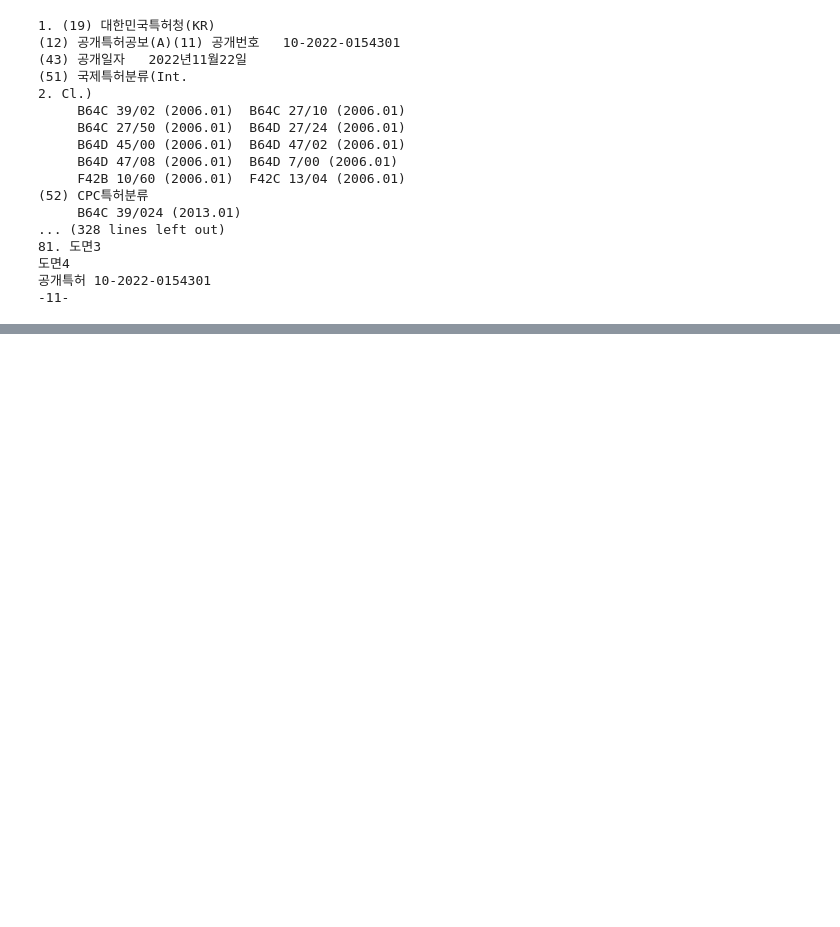
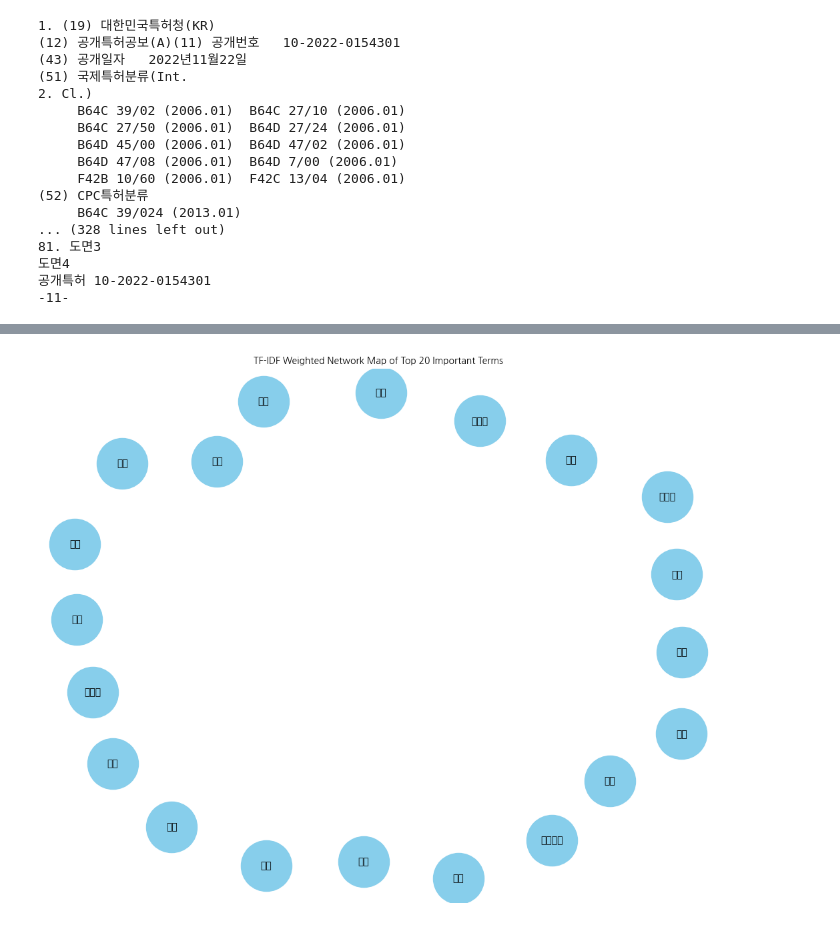
Before and after one commit to capel-daangn/milipat, a Jupyter notebook: app/ai/main.ipynb, the cells around one changed output, grey strips where cells are left out. Drawn from its saved outputs; the diff is of its cells as text; code cells hidden in the pictures; blank space fills up the shorter version.

```diff
--- a/app/ai/main.ipynb
+++ b/app/ai/main.ipynb
@@ -796,0 +903,87 @@ Passing `palette` without assigning `hue` is deprecated and will be removed in v
+# %%
+import networkx as nx
+import matplotlib.pyplot as plt
+from sklearn.feature_extraction.text import TfidfVectorizer
+import matplotlib.font_manager as fm
+
+# 한글 폰트 설정
+font_path = '/Users/basecamp/repo/milipat/app/ai/NanumGothic.ttf'  # 한글 폰트 파일 경로를 설정하세요
+fontprop = fm.FontProperties(fname=font_path)
+
+# 예시 텍스트 데이터
+documents = [
+    "Machine learning is the future of technology",
+    "Python is a popular programming language for machine learning",
+    "Technology is advancing rapidly",
+    "Python programming language is easy to learn",
+]
+
+# TF-IDF 계산
+vectorizer = TfidfVectorizer()
+tfidf_matrix = vectorizer.fit_transform(parsed_sentences)
+
+
+# 불용어 리스트
+stopwords = [
+    "은", "는", "이", "가", "을", "를", "에", "에서", "으로", "와", "과"
+    "이다", "하다", "것", "그", "이렇다", "그렇다", "되다", "같다",
+    #
+    "아니다", "나타나다",
+    "있다", "상기", "가능하다","특징", "보다", "특허", "발명", "또는", "하우", "되어다", "공개", "따르다", "이다", "포함", "실시", "구성", "청구", "사용", "주식회사", "청구항", "설명", "상태", "전체", "특허법",
+    "모듈", "장치", "도면", "구비" , "명칭", "심사", "나타내다", "바라보다", "의하다", "늘다", "10", "100","0154301"
+]
+
+# 전처리 및 토큰화 함수
+def preprocess(text):
+    # 한글, 공백을 제외한 모든 문자 제거
+    text = re.sub("[^ㄱ-ㅎㅏ-ㅣ가-힣 ]", "", text)
+    # 형태소 분석 및 불용어 처리
+    tokens = okt.morphs(text, stem=True)
+    tokens = [word for word in tokens if word not in stopwords]
+    return " ".join(tokens)
+
+# 예시 문서
+documents = parsed_sentences
+# 문서 전처리
+preprocessed_documents = [preprocess(doc) for doc in documents]
+
+# TF-IDF 벡터화
+tfidf_matrix = tfidf_vectorizer.fit_transform(preprocessed_documents)
+
+# Get the feature names (words)
+feature_names = tfidf_vectorizer.get_feature_names_out()
+
+terms = feature_names
+
+# 가장 높은 TF-IDF 값을 가진 상위 20개의 단어 선택
+important_terms_indices = tfidf_matrix.sum(axis=0).A1.argsort()[-20:][::-1]
+important_terms = [terms[i] for i in important_terms_indices]
+
+# TF-IDF 가중치로 네트워크 그래프 생성
+G = nx.Graph()
+
+# 중요한 단어를 노드로 추가
+for term in important_terms:
+    G.add_node(term)
+
+# TF-IDF 행렬에서 가중치가 0이 아닌 요소에 대해 엣지 추가
+for i, j in zip(*tfidf_matrix.nonzero()):
+    if terms[i] in important_terms and terms[j] in important_terms:
+        G.add_edge(terms[i], terms[j], weight=tfidf_matrix[i, j])
+
+# 네트워크 맵 시각화
+pos = nx.spring_layout(G, seed=42)  # 노드 위치 결정
+
+plt.figure(figsize=(10, 8))
+
+# 엣지 가중치에 따라 두께 조절
+edges = G.edges()
+weights = [G[u][v]['weight'] * 5 for u, v in edges]
+
+nx.draw(G, pos, with_labels=True, node_size=3000, node_color='skyblue', font_size=10, font_weight='bold', width=weights, font_family='NanumGothic')
+nx.draw_networkx_edge_labels(G, pos, edge_labels={(u, v): round(d['weight'], 2) for u, v, d in G.edges(data=True)}, font_color='red', font_family='NanumGothic')
+
+plt.title('TF-IDF Weighted Network Map of Top 20 Important Terms', fontproperties=fontprop)
+plt.axis('off')
+plt.show()
+# %% [output]
@@ -796,0 +1007 @@ Passing `palette` without assigning `hue` is deprecated and will be removed in v
+[figure, added]
```
Also changed, not shown: parts of 31 cells of this notebook, 25 other files.
